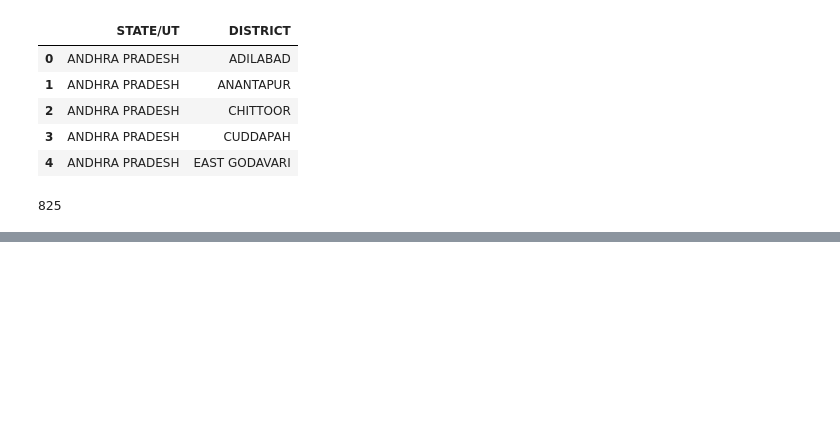
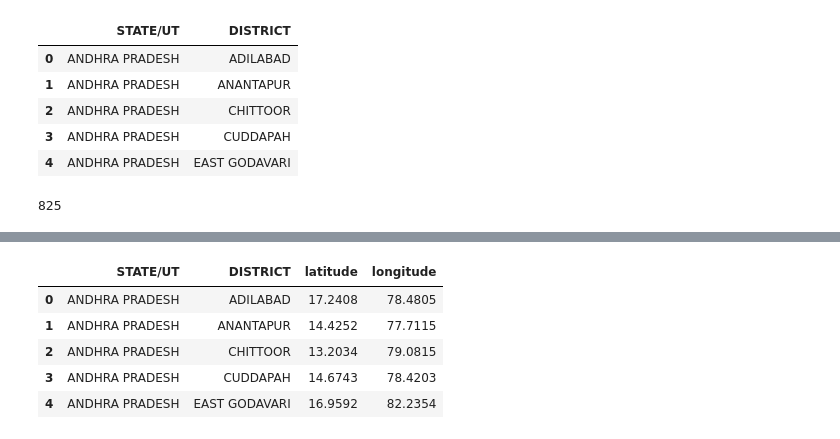
Before and after one commit to ShubhankarKG/CrimeAnalyser, a Jupyter notebook: utils/Cities_Coords.ipynb, the cells around one changed output, grey strips where cells are left out. Cells and saved outputs as stored; diff of their text form; code cells hidden in the pictures; blank space fills up the shorter version.

```diff
--- a/utils/Cities_Coords.ipynb
+++ b/utils/Cities_Coords.ipynb
@@ -74,0 +105,10 @@ TypeError: '>' not supported between instances of 'list' and 'int'
+# %%
+new_cities = cities[['STATE/UT', 'DISTRICT', 'latitude', 'longitude']]
+new_cities.head()
+# %% [output]
+|  | STATE/UT | DISTRICT | latitude | longitude |
+| 0 | ANDHRA PRADESH | ADILABAD | 17.2408 | 78.4805 |
+| 1 | ANDHRA PRADESH | ANANTAPUR | 14.4252 | 77.7115 |
+| 2 | ANDHRA PRADESH | CHITTOOR | 13.2034 | 79.0815 |
+| 3 | ANDHRA PRADESH | CUDDAPAH | 14.6743 | 78.4203 |
+| 4 | ANDHRA PRADESH | EAST GODAVARI | 16.9592 | 82.2354 |
```
Also changed, not shown: parts of 11 cells of this notebook, 7 other files.
